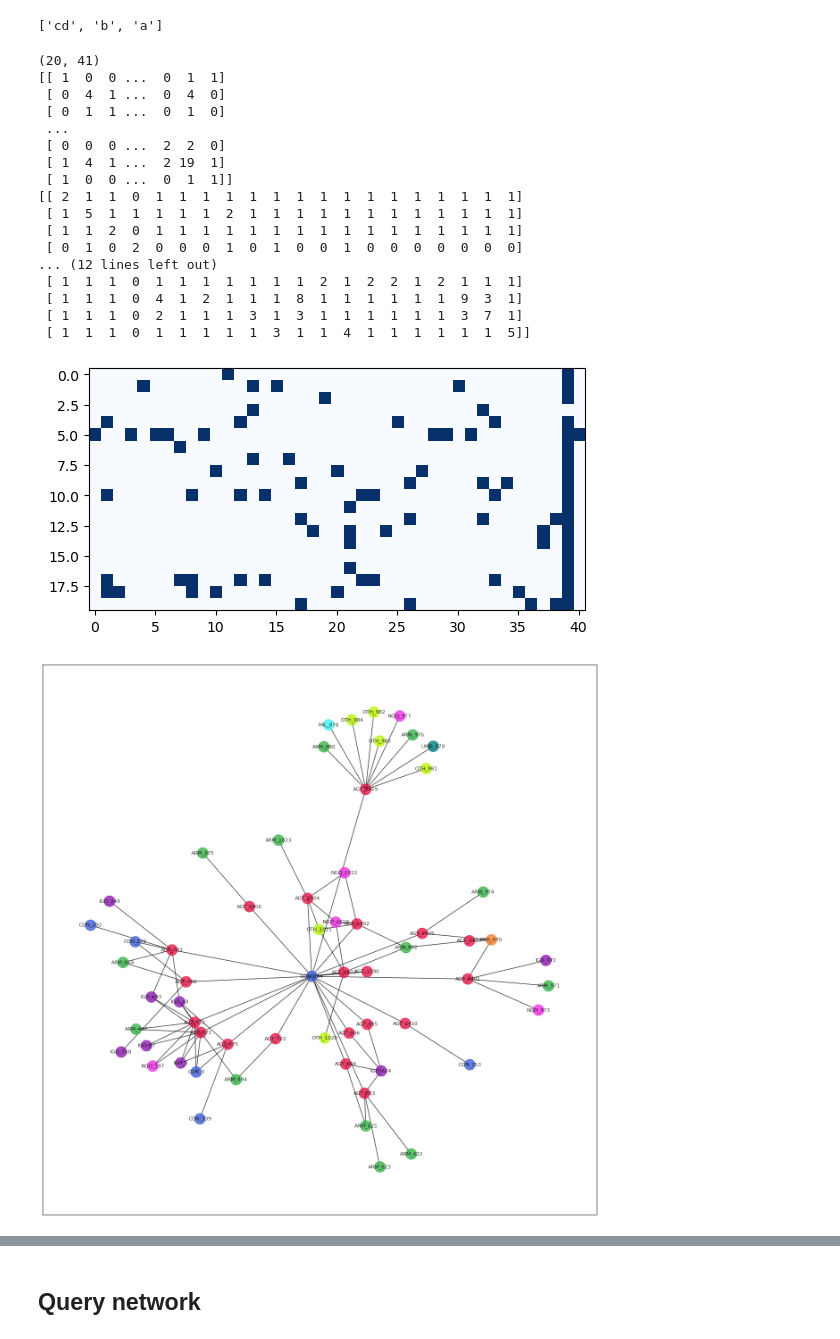
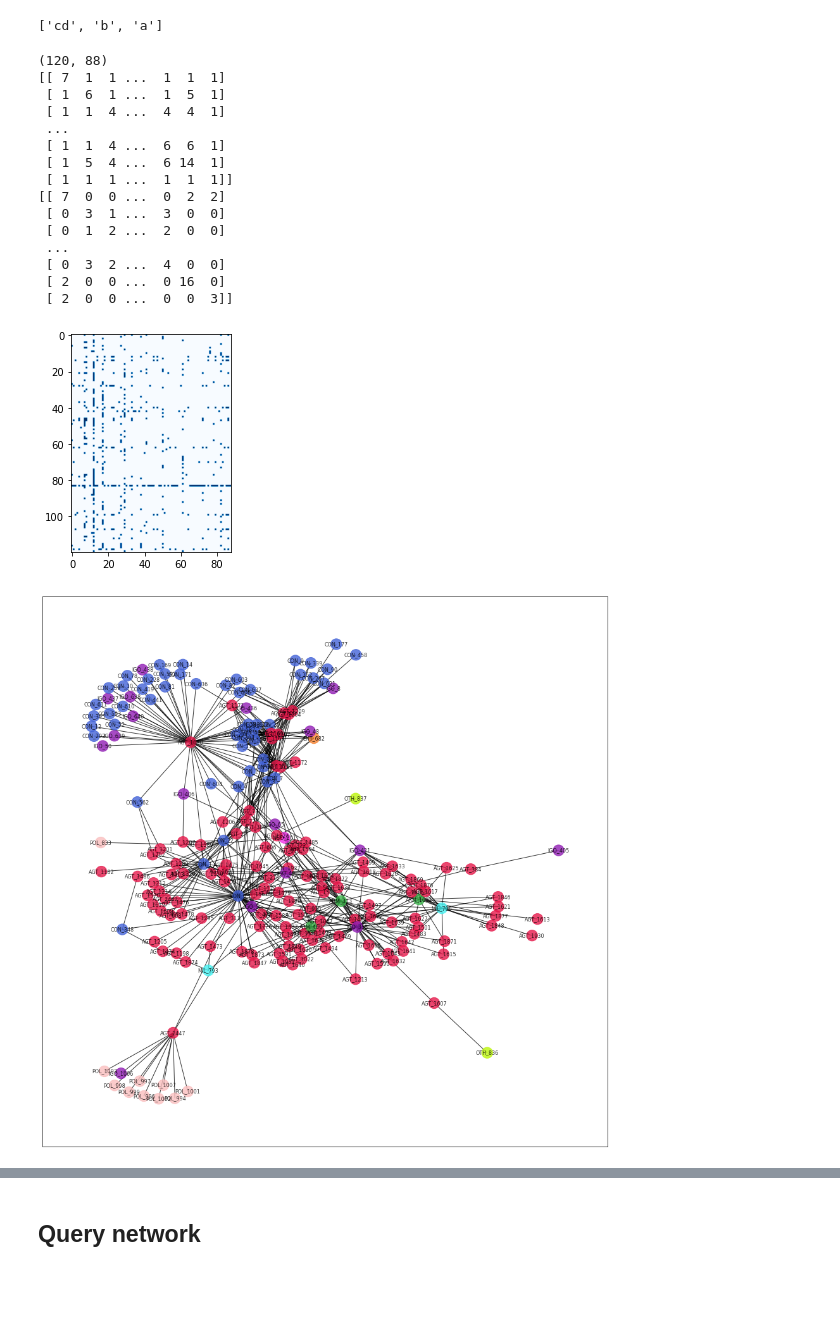
Before and after one commit to niamhhenry/actors, a Jupyter notebook: signatories_streamlit.ipynb, the cells around one changed output, grey strips where cells are left out. Saved outputs shown, nothing was run; the diff lists cells and outputs as text; code cells hidden in the pictures; blank space fills up the shorter version.

```diff
--- a/signatories_streamlit.ipynb
+++ b/signatories_streamlit.ipynb
@@ -169,53 +169,51 @@ def get_cooccurrence_matrices(matrix):
     W = np.matmul(matrix,matrix.T)
     return (V,W)
 
 process_name = 'Bosnia peace process'
 #process_name = 'Yemen peace process'
-process_name = 'Chad: Doha process'
-process_name = 'DRC: Eastern DRC processes'
+#process_name = 'Chad: Doha process'
+#process_name = 'DRC: Eastern DRC processes'
 
 data_path = './data/'
 nodes_file = 'node_table.csv'
 links_file = 'links_table.csv'
 agreements_dict = 'agreements_dict.json'
 
 data_dict = load_agreement_actor_data(nodes_file,links_file,agreements_dict,data_path)
 
 pp_data_dict = get_peace_process_data(process_name,data_dict)
 pp_matrix = pp_data_dict['pp_matrix']
 print(pp_matrix.shape)
 
 print(np.matmul(pp_matrix.T,pp_matrix))
 print(np.matmul(pp_matrix,pp_matrix.T))
 
 plt.imshow(pp_matrix,cmap=plt.cm.Blues)
 plt.show()
 
 # Display graph
 
 pp_graph = pp_data_dict['pp_graph']['graph']
 node_colors = pp_data_dict['pp_graph']['node_colors']
 display_graph(pp_graph,node_colors)
 # %% [output]
-(20, 41)
-[[ 1  0  0 ...  0  1  1]
- [ 0  4  1 ...  0  4  0]
- [ 0  1  1 ...  0  1  0]
+(120, 88)
+[[ 7  1  1 ...  1  1  1]
+ [ 1  6  1 ...  1  5  1]
+ [ 1  1  4 ...  4  4  1]
  ...
- [ 0  0  0 ...  2  2  0]
- [ 1  4  1 ...  2 19  1]
- [ 1  0  0 ...  0  1  1]]
-[[ 2  1  1  0  1  1  1  1  1  1  1  1  1  1  1  1  1  1  1  1]
- [ 1  5  1  1  1  1  1  2  1  1  1  1  1  1  1  1  1  1  1  1]
- [ 1  1  2  0  1  1  1  1  1  1  1  1  1  1  1  1  1  1  1  1]
- [ 0  1  0  2  0  0  0  1  0  1  0  0  1  0  0  0  0  0  0  0]
-... (12 lines left out)
- [ 1  1  1  0  1  1  1  1  1  1  1  2  1  2  2  1  2  1  1  1]
- [ 1  1  1  0  4  1  2  1  1  1  8  1  1  1  1  1  1  9  3  1]
- [ 1  1  1  0  2  1  1  1  3  1  3  1  1  1  1  1  1  3  7  1]
- [ 1  1  1  0  1  1  1  1  1  3  1  1  4  1  1  1  1  1  1  5]]
+ [ 1  1  4 ...  6  6  1]
+ [ 1  5  4 ...  6 14  1]
+ [ 1  1  1 ...  1  1  1]]
+[[ 7  0  0 ...  0  2  2]
+ [ 0  3  1 ...  3  0  0]
+ [ 0  1  2 ...  2  0  0]
+ ...
+ [ 0  3  2 ...  4  0  0]
+ [ 2  0  0 ...  0 16  0]
+ [ 2  0  0 ...  0  0  3]]
-[figure, old version]
+[figure, new version]
-[figure, old version]
+[figure, new version]
 # %%
 co_matrices = get_cooccurrence_matrices(pp_data_dict['pp_matrix'])
 actor_upper = np.triu(co_matrices[0],k=1)
```
Also changed, not shown: parts of 15 cells of this notebook.
